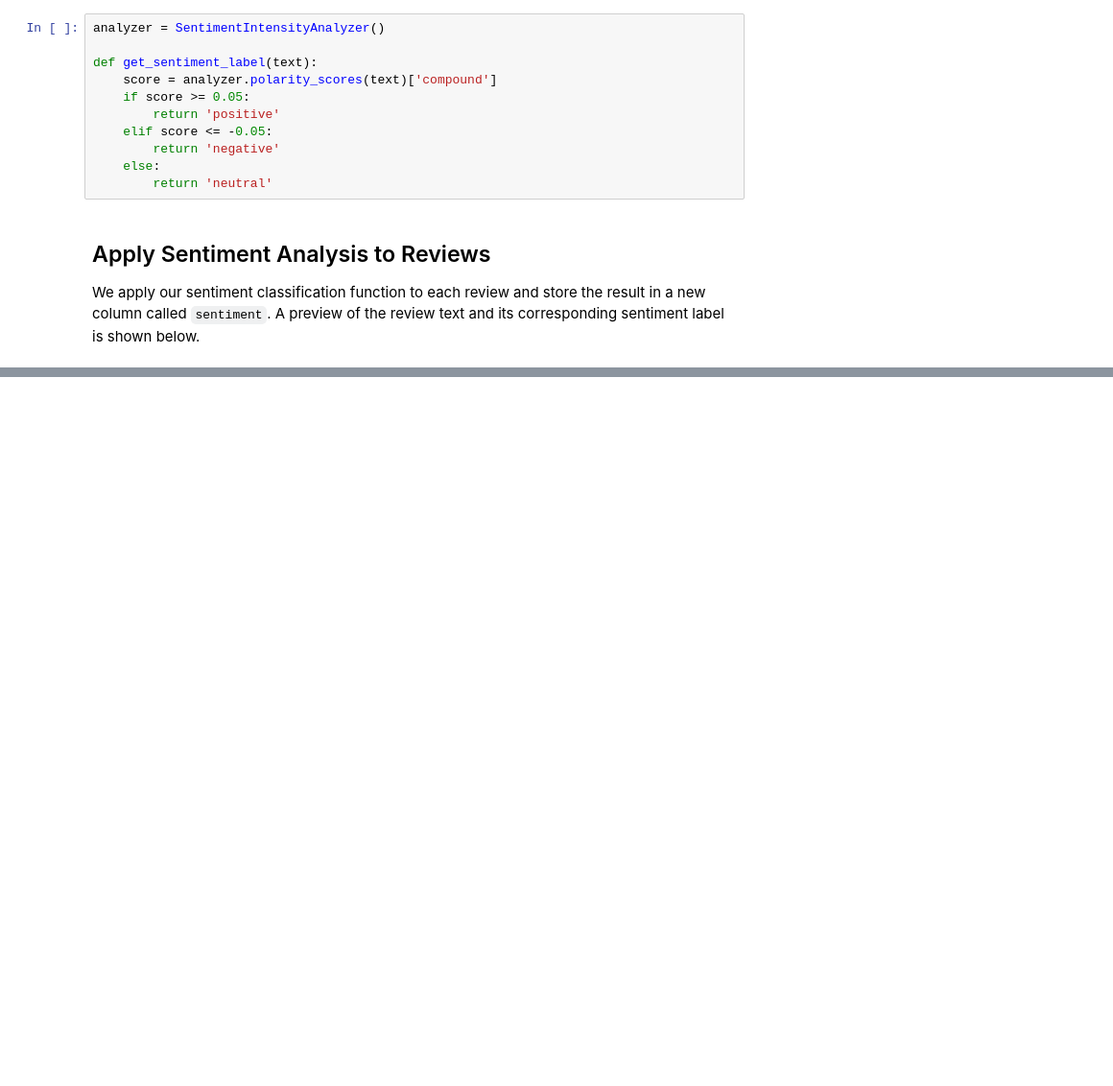
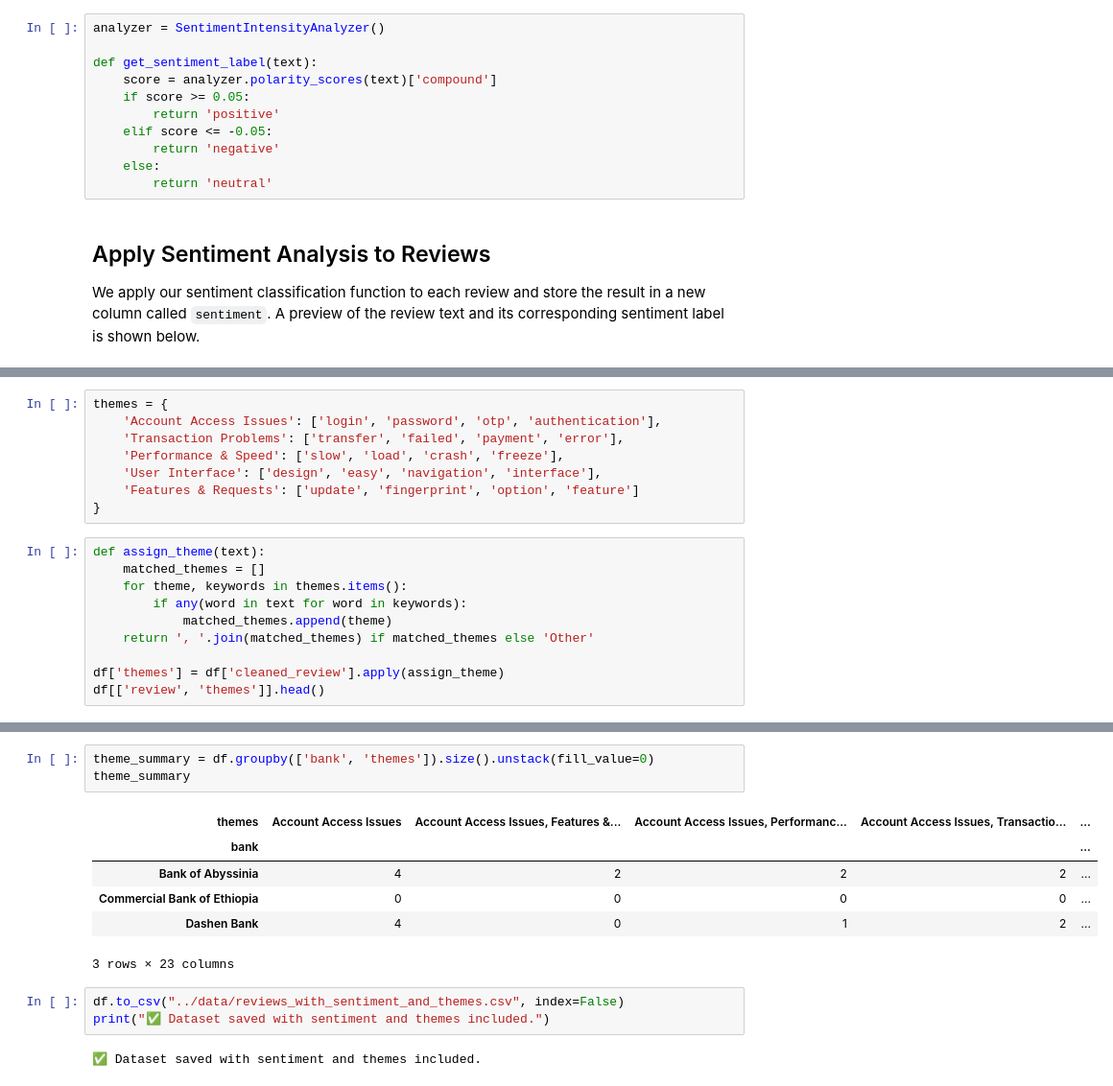
Before and after one commit to Becky-Chala/fintech-reviews-analytics, a Jupyter notebook: notebooks/task1_scraping.ipynb, the cells around one changed output, grey strips where cells are left out. Shown at 96% size. Drawn from its saved outputs; the diff is of its cells as text; blank space fills up the shorter version.

Commit message:
Completed-Task 2: Sentiment analysis and thematic classification with TF-IDF

```diff
--- a/notebooks/task1_scraping.ipynb
+++ b/notebooks/task1_scraping.ipynb
@@ -220,0 +274,18 @@ plt.show()
+# %%
+themes = {
+    'Account Access Issues': ['login', 'password', 'otp', 'authentication'],
+    'Transaction Problems': ['transfer', 'failed', 'payment', 'error'],
+    'Performance & Speed': ['slow', 'load', 'crash', 'freeze'],
+    'User Interface': ['design', 'easy', 'navigation', 'interface'],
+    'Features & Requests': ['update', 'fingerprint', 'option', 'feature']
+}
+# %%
+def assign_theme(text):
+    matched_themes = []
+    for theme, keywords in themes.items():
+        if any(word in text for word in keywords):
+            matched_themes.append(theme)
+    return ', '.join(matched_themes) if matched_themes else 'Other'
+
+df['themes'] = df['cleaned_review'].apply(assign_theme)
+df[['review', 'themes']].head()
@@ -220,0 +299,15 @@ plt.show()
+# %%
+theme_summary = df.groupby(['bank', 'themes']).size().unstack(fill_value=0)
+theme_summary
+# %% [output]
+| themes | Account Access Issues | Account Access Issues, Features &... | Account Access Issues, Performanc... | Account Access Issues, Transactio... | ... |
+| bank |  |  |  |  | ... |
+| Bank of Abyssinia | 4 | 2 | 2 | 2 | ... |
+| Commercial Bank of Ethiopia | 0 | 0 | 0 | 0 | ... |
+| Dashen Bank | 4 | 0 | 1 | 2 | ... |
+3 rows × 23 columns
+# %%
+df.to_csv("../data/reviews_with_sentiment_and_themes.csv", index=False)
+print("✅ Dataset saved with sentiment and themes included.")
+# %% [output]
+✅ Dataset saved with sentiment and themes included.
```
Also changed, not shown: parts of 11 cells of this notebook.
